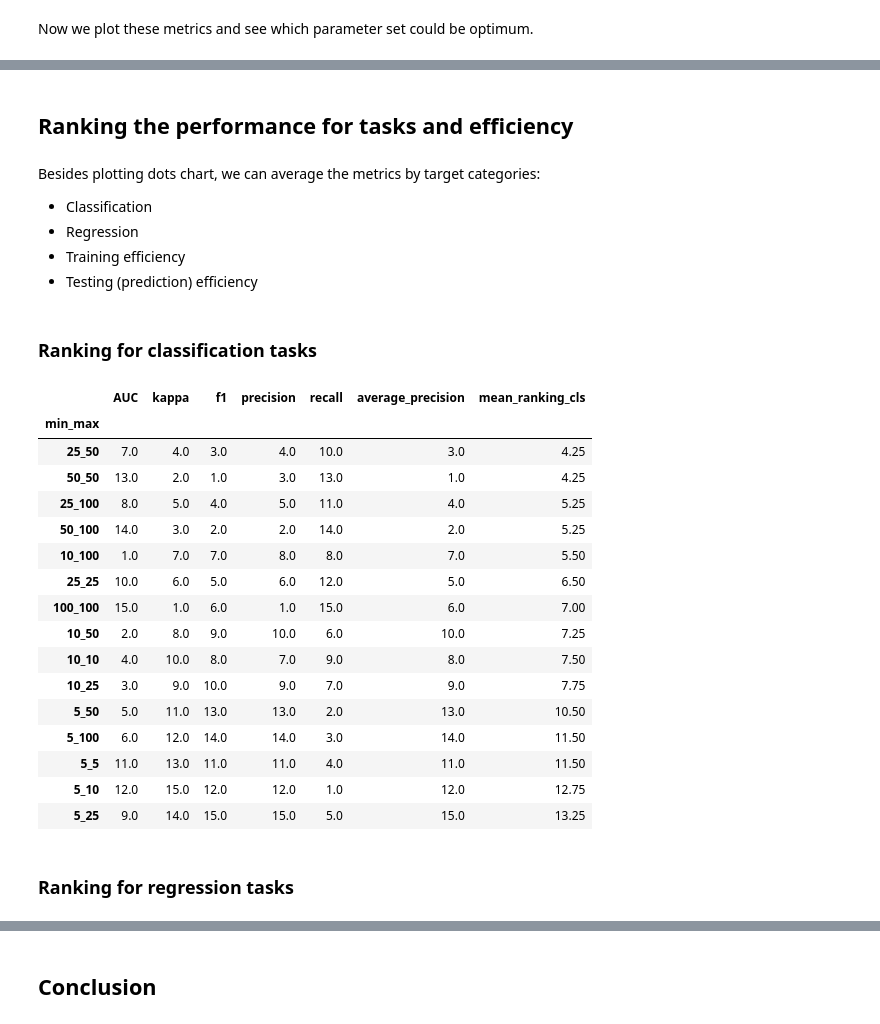
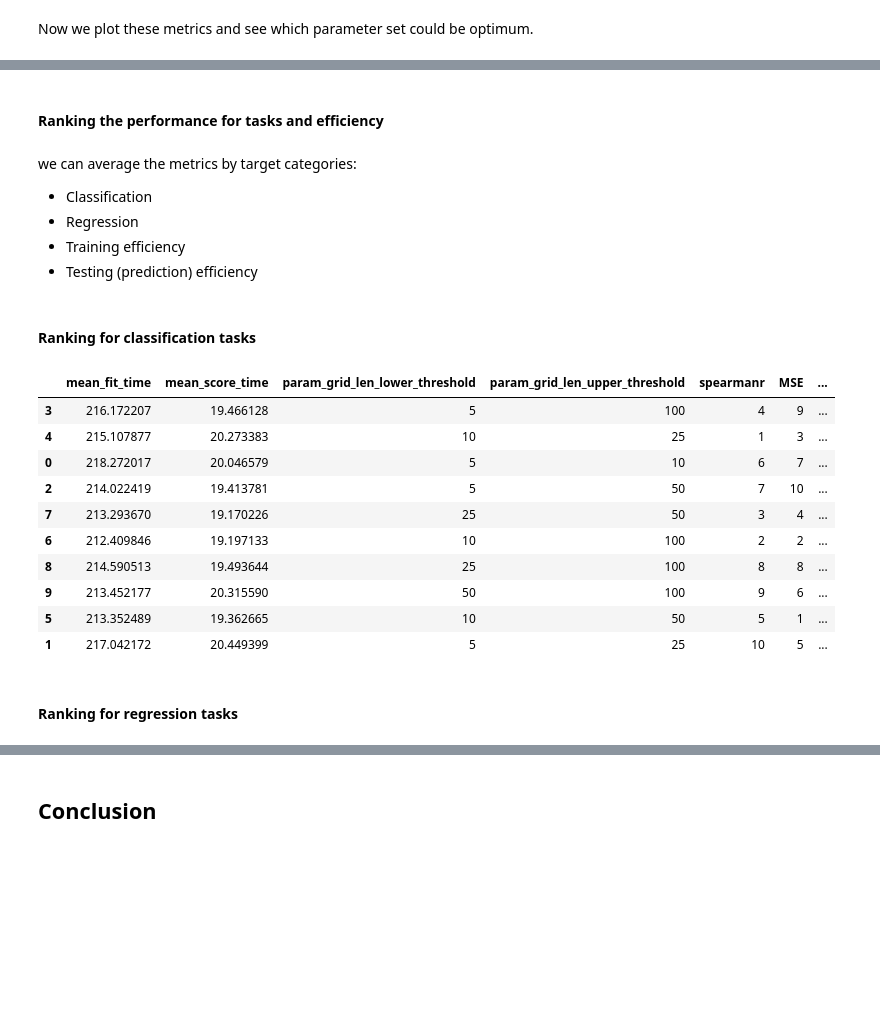
Before and after one commit to chenyangkang/stemflow, a Jupyter notebook: docs/Examples/07.Optimizing_stixel_size.ipynb, the cells around one changed output, grey strips where cells are left out. Saved outputs shown, nothing was run; the diff lists cells and outputs as text; code cells hidden in the pictures; blank space fills up the shorter version.

```diff
--- a/docs/Examples/07.Optimizing_stixel_size.ipynb
+++ b/docs/Examples/07.Optimizing_stixel_size.ipynb
@@ -106,0 +126,11 @@ We define a function that takes our input gridding parameters and return a AdaST
+# %%
+from stemflow.model_selection import ST_KFold
+ST_KFold_generator = ST_KFold(
+    Spatio1 = "longitude",
+    Spatio2 = "latitude",
+    Temporal1 = "DOY",
+    Spatio_blocks_count = 50,
+    Temporal_blocks_count = 50,
+    random_state = 42,
+    n_splits = 3
+).split(X)
@@ -209,0 +271,4 @@ mean_metrics_df
+# %%
+pd.set_option('display.max_columns', None)
+cv_results = pd.DataFrame(gridsearch.cv_results_)
+cv_results
@@ -210,3 +289,10 @@ mean_metrics_df
+# %%
+cv_results = cv_results[['mean_fit_time','mean_score_time',
+                         'param_grid_len_lower_threshold', 'param_grid_len_upper_threshold',
+                         'rank_test_spearmanr','rank_test_MSE','rank_test_PD','rank_test_R2',
+                         'rank_test_AUC','rank_test_cohen_kappa','rank_test_f1','rank_test_average_precision'
+                         ]]
+cv_results.columns = [i.replace('rank_test_','') for i in cv_results.columns]
 # %% [markdown]
 ## Plot results
 # %% [markdown]
@@ -276,38 +300,34 @@ plt.show()
 # %% [markdown]
-## Ranking the performance for tasks and efficiency
+#### Ranking the performance for tasks and efficiency
 # %% [markdown]
-Besides plotting dots chart, we can average the metrics by target categories:
+we can average the metrics by target categories:
 
 - Classification
 - Regression
 - Training efficiency
 - Testing (prediction) efficiency
 # %%
-mean_metrics_df['min_max'] = mean_metrics_df.apply(lambda x:str(int(x['min_grid']))+'_'+str(int(x['max_grid'])), axis=1)
+cv_results['min_max'] = cv_results.apply(
+    lambda x:str(int(x['param_grid_len_lower_threshold']))+'_'+str(int(x['param_grid_len_upper_threshold'])),
+    axis=1
+    )
 # %% [markdown]
-### Ranking for classification tasks
+#### Ranking for classification tasks
-# %%
-classification_metrics = ['AUC', 'kappa', 'f1', 'precision', 'recall', 'average_precision']
-ranking_cls = mean_metrics_df[classification_metrics + ['min_max']].groupby('min_max').mean().rank(ascending=False)
-ranking_cls['mean_ranking_cls'] = ranking_cls[['AUC','kappa','f1','average_precision']].mean(axis=1)
-ranking_cls.sort_values(by='mean_ranking_cls')
-# %% [output]
-|  | AUC | kappa | f1 | precision | recall | average_precision | mean_ranking_cls |
-| min_max |  |  |  |  |  |  |  |
-| 25_50 | 7.0 | 4.0 | 3.0 | 4.0 | 10.0 | 3.0 | 4.25 |
-| 50_50 | 13.0 | 2.0 | 1.0 | 3.0 | 13.0 | 1.0 | 4.25 |
-| 25_100 | 8.0 | 5.0 | 4.0 | 5.0 | 11.0 | 4.0 | 5.25 |
-| 50_100 | 14.0 | 3.0 | 2.0 | 2.0 | 14.0 | 2.0 | 5.25 |
-| 10_100 | 1.0 | 7.0 | 7.0 | 8.0 | 8.0 | 7.0 | 5.50 |
-| 25_25 | 10.0 | 6.0 | 5.0 | 6.0 | 12.0 | 5.0 | 6.50 |
-| 100_100 | 15.0 | 1.0 | 6.0 | 1.0 | 15.0 | 6.0 | 7.00 |
-| 10_50 | 2.0 | 8.0 | 9.0 | 10.0 | 6.0 | 10.0 | 7.25 |
-| 10_10 | 4.0 | 10.0 | 8.0 | 7.0 | 9.0 | 8.0 | 7.50 |
-| 10_25 | 3.0 | 9.0 | 10.0 | 9.0 | 7.0 | 9.0 | 7.75 |
-| 5_50 | 5.0 | 11.0 | 13.0 | 13.0 | 2.0 | 13.0 | 10.50 |
-| 5_100 | 6.0 | 12.0 | 14.0 | 14.0 | 3.0 | 14.0 | 11.50 |
-| 5_5 | 11.0 | 13.0 | 11.0 | 11.0 | 4.0 | 11.0 | 11.50 |
-| 5_10 | 12.0 | 15.0 | 12.0 | 12.0 | 1.0 | 12.0 | 12.75 |
-| 5_25 | 9.0 | 14.0 | 15.0 | 15.0 | 5.0 | 15.0 | 13.25 |
+# %%
+classification_metrics = ['AUC', 'cohen_kappa', 'f1', 'average_precision']
+cv_results['mean_ranking_cls'] = cv_results[classification_metrics].mean(axis=1)
+cv_results.sort_values(by='mean_ranking_cls')
+# %% [output]
+|  | mean_fit_time | mean_score_time | param_grid_len_lower_threshold | param_grid_len_upper_threshold | spearmanr | MSE | ... |
+| 3 | 216.172207 | 19.466128 | 5 | 100 | 4 | 9 | ... |
+| 4 | 215.107877 | 20.273383 | 10 | 25 | 1 | 3 | ... |
+| 0 | 218.272017 | 20.046579 | 5 | 10 | 6 | 7 | ... |
+| 2 | 214.022419 | 19.413781 | 5 | 50 | 7 | 10 | ... |
+| 7 | 213.293670 | 19.170226 | 25 | 50 | 3 | 4 | ... |
+| 6 | 212.409846 | 19.197133 | 10 | 100 | 2 | 2 | ... |
+| 8 | 214.590513 | 19.493644 | 25 | 100 | 8 | 8 | ... |
+| 9 | 213.452177 | 20.315590 | 50 | 100 | 9 | 6 | ... |
+| 5 | 213.352489 | 19.362665 | 10 | 50 | 5 | 1 | ... |
+| 1 | 217.042172 | 20.449399 | 5 | 25 | 10 | 5 | ... |
 # %% [markdown]
-### Ranking for regression tasks
+#### Ranking for regression tasks
```
Also changed, not shown: parts of 49 cells of this notebook.
